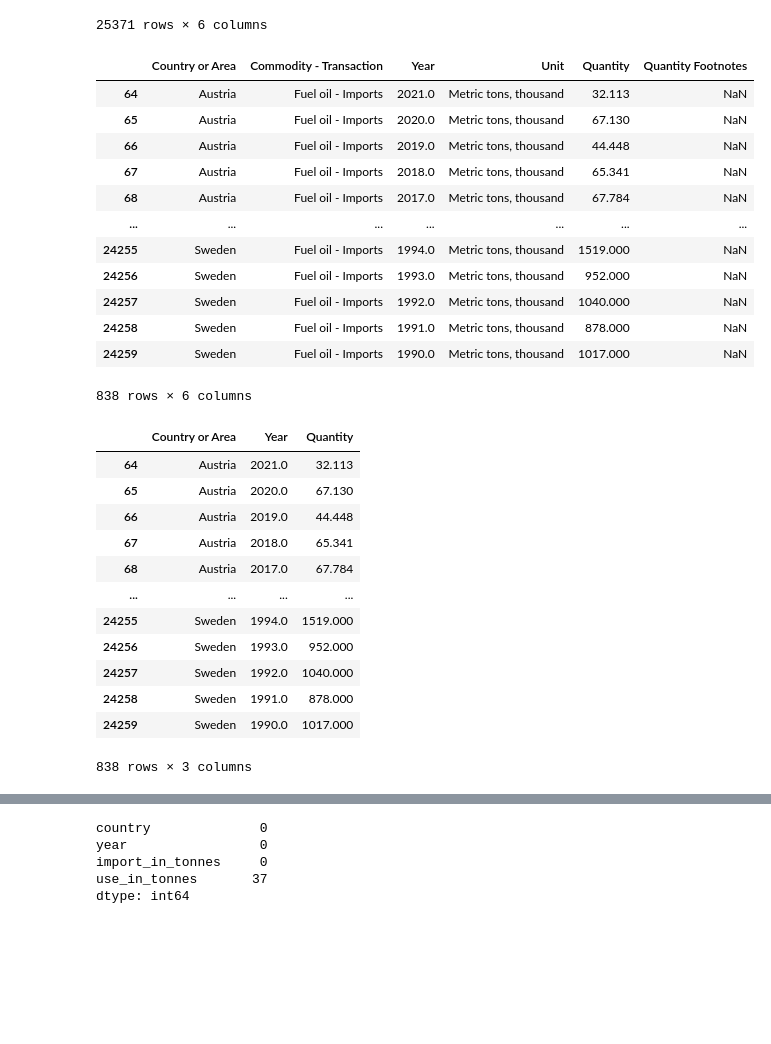
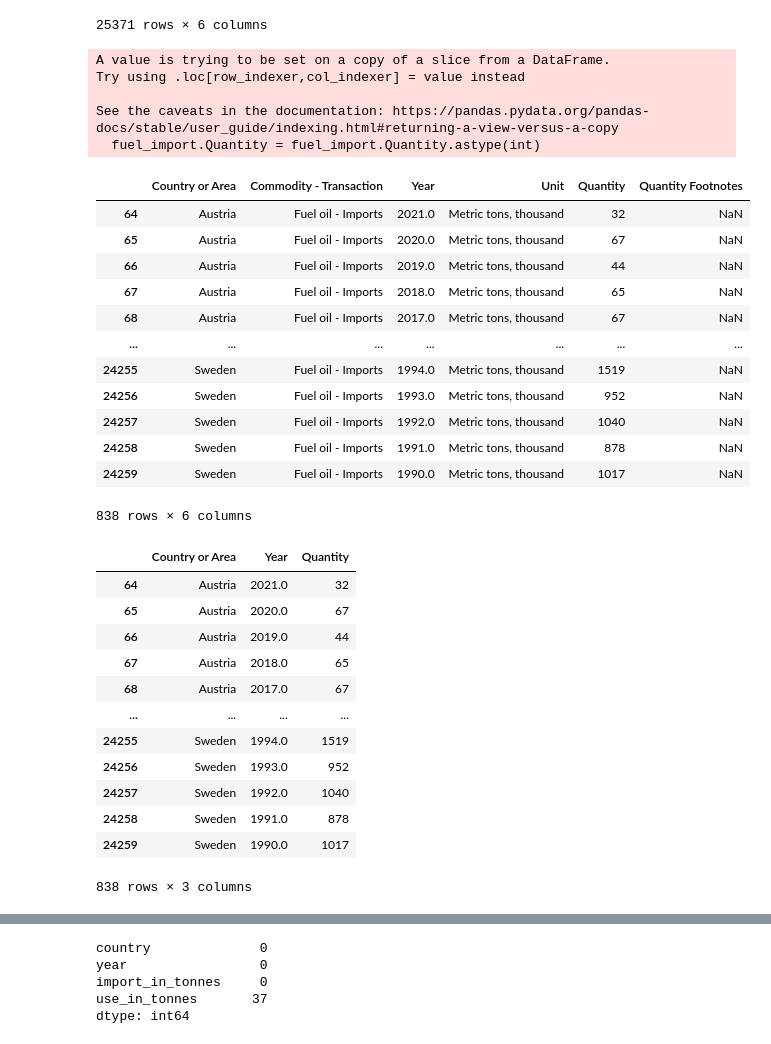
Before and after one commit to mmrachacz/Mid-IronHack-Project, a Jupyter notebook: New_Version_Temp_Change_and_other.ipynb, the cells around one changed output, grey strips where cells are left out. Saved outputs shown, nothing was run; the diff lists cells and outputs as text; code cells hidden in the pictures; blank space fills up the shorter version.

```diff
--- a/New_Version_Temp_Change_and_other.ipynb
+++ b/New_Version_Temp_Change_and_other.ipynb
@@ -1,6 +1,9 @@
 # %%
 import pandas as pd
 import numpy as np
+# %%
+# pd.set_option('display.float_format', lambda x: '%.5f' % x)
+pd.reset_option('display.float_format')
 # %% [markdown]
 # Temperature Change EU Data:
 # %%
@@ -755,37 +758,43 @@ fuel
 25371 rows × 6 columns
 # %%
 fuel_import = fuel[fuel['Commodity - Transaction'] == 'Fuel oil - Imports']
+fuel_import.Quantity = fuel_import.Quantity.astype(int)
 fuel_import
 # %% [output]
+A value is trying to be set on a copy of a slice from a DataFrame.
+Try using .loc[row_indexer,col_indexer] = value instead
+
+See the caveats in the documentation: https://pandas.pydata.org/pandas-docs/stable/user_guide/indexing.html#returning-a-view-versus-a-copy
+  fuel_import.Quantity = fuel_import.Quantity.astype(int)
 |  | Country or Area | Commodity - Transaction | Year | Unit | Quantity | Quantity Footnotes |
-| 64 | Austria | Fuel oil - Imports | 2021.0 | Metric tons, thousand | 32.113 | NaN |
-| 65 | Austria | Fuel oil - Imports | 2020.0 | Metric tons, thousand | 67.130 | NaN |
-| 66 | Austria | Fuel oil - Imports | 2019.0 | Metric tons, thousand | 44.448 | NaN |
-| 67 | Austria | Fuel oil - Imports | 2018.0 | Metric tons, thousand | 65.341 | NaN |
-| 68 | Austria | Fuel oil - Imports | 2017.0 | Metric tons, thousand | 67.784 | NaN |
+| 64 | Austria | Fuel oil - Imports | 2021.0 | Metric tons, thousand | 32 | NaN |
+| 65 | Austria | Fuel oil - Imports | 2020.0 | Metric tons, thousand | 67 | NaN |
+| 66 | Austria | Fuel oil - Imports | 2019.0 | Metric tons, thousand | 44 | NaN |
+| 67 | Austria | Fuel oil - Imports | 2018.0 | Metric tons, thousand | 65 | NaN |
+| 68 | Austria | Fuel oil - Imports | 2017.0 | Metric tons, thousand | 67 | NaN |
 | ... | ... | ... | ... | ... | ... | ... |
-| 24255 | Sweden | Fuel oil - Imports | 1994.0 | Metric tons, thousand | 1519.000 | NaN |
-| 24256 | Sweden | Fuel oil - Imports | 1993.0 | Metric tons, thousand | 952.000 | NaN |
-| 24257 | Sweden | Fuel oil - Imports | 1992.0 | Metric tons, thousand | 1040.000 | NaN |
-| 24258 | Sweden | Fuel oil - Imports | 1991.0 | Metric tons, thousand | 878.000 | NaN |
-| 24259 | Sweden | Fuel oil - Imports | 1990.0 | Metric tons, thousand | 1017.000 | NaN |
+| 24255 | Sweden | Fuel oil - Imports | 1994.0 | Metric tons, thousand | 1519 | NaN |
+| 24256 | Sweden | Fuel oil - Imports | 1993.0 | Metric tons, thousand | 952 | NaN |
+| 24257 | Sweden | Fuel oil - Imports | 1992.0 | Metric tons, thousand | 1040 | NaN |
+| 24258 | Sweden | Fuel oil - Imports | 1991.0 | Metric tons, thousand | 878 | NaN |
+| 24259 | Sweden | Fuel oil - Imports | 1990.0 | Metric tons, thousand | 1017 | NaN |
-838 rows × 6 columns
+838 rows × 6 columns
 # %%
 fuel_import = fuel_import.drop(['Commodity - Transaction','Unit', 'Quantity Footnotes'], axis = 1)
 fuel_import
 # %% [output]
 |  | Country or Area | Year | Quantity |
-| 64 | Austria | 2021.0 | 32.113 |
-| 65 | Austria | 2020.0 | 67.130 |
-| 66 | Austria | 2019.0 | 44.448 |
-| 67 | Austria | 2018.0 | 65.341 |
-| 68 | Austria | 2017.0 | 67.784 |
+| 64 | Austria | 2021.0 | 32 |
+| 65 | Austria | 2020.0 | 67 |
+| 66 | Austria | 2019.0 | 44 |
+| 67 | Austria | 2018.0 | 65 |
+| 68 | Austria | 2017.0 | 67 |
 | ... | ... | ... | ... |
-| 24255 | Sweden | 1994.0 | 1519.000 |
-| 24256 | Sweden | 1993.0 | 952.000 |
-| 24257 | Sweden | 1992.0 | 1040.000 |
-| 24258 | Sweden | 1991.0 | 878.000 |
-| 24259 | Sweden | 1990.0 | 1017.000 |
+| 24255 | Sweden | 1994.0 | 1519 |
+| 24256 | Sweden | 1993.0 | 952 |
+| 24257 | Sweden | 1992.0 | 1040 |
+| 24258 | Sweden | 1991.0 | 878 |
+| 24259 | Sweden | 1990.0 | 1017 |
 838 rows × 3 columns
 # %%
 # converting quantity into tonnes
```
Also changed, not shown: parts of 35 cells of this notebook, 13 other files.
